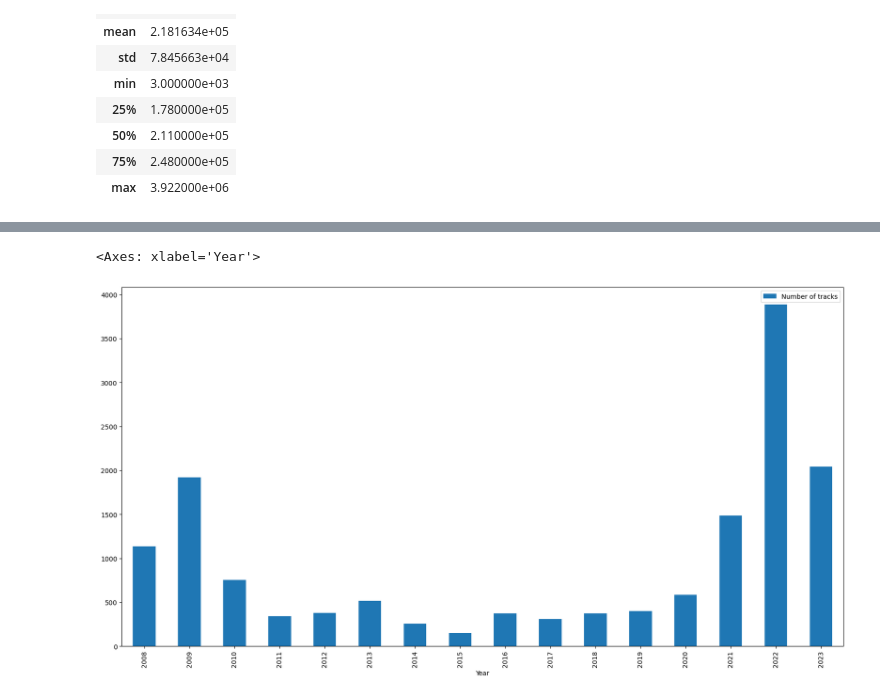
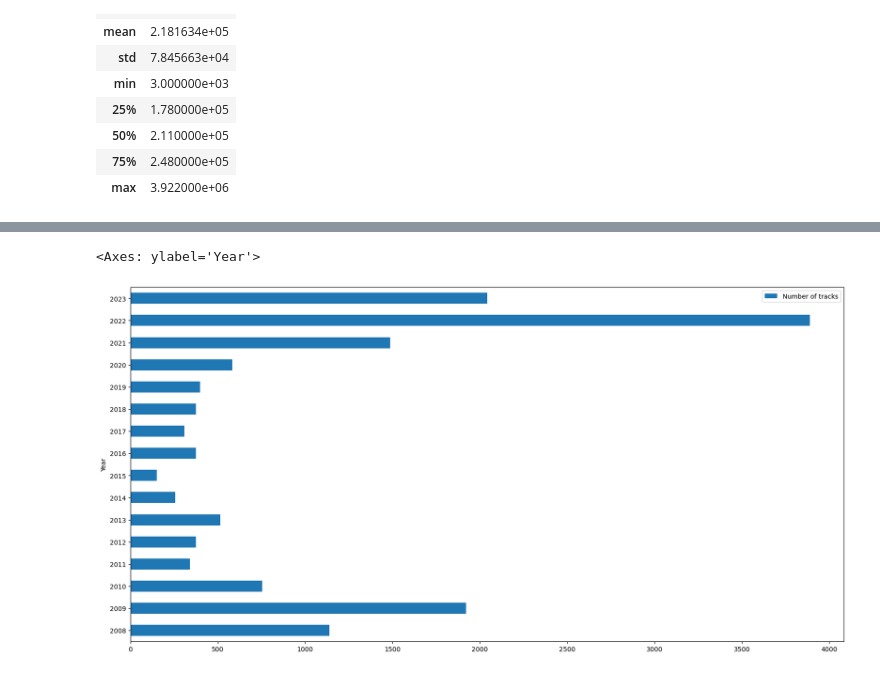
Before and after one commit to gwealm/VerseVault, a Jupyter notebook: characterization/characterization.ipynb, the cells around one changed output, grey strips where cells are left out. Drawn from its saved outputs; the diff is of its cells as text; code cells hidden in the pictures.

```diff
--- a/characterization/characterization.ipynb
+++ b/characterization/characterization.ipynb
@@ -150,19 +156,19 @@ df_tag_counts.head(20)
 # %%
 year_counts = {}
 
 dates = lookup_json.dump(obj, ["*", "publishedAt"])
 for date in dates:
     year = date.split(",")[0].split(" ")[-1]
     if year in year_counts:
         year_counts[year] += 1
     else:
         year_counts[year] = 1
 
 year_items = list(sorted(year_counts.items(), key=lambda x: x[0], reverse=False))
 df_year_counts = pd.DataFrame(year_items, columns=["Year", "Number of tracks"])
 df_year_counts.describe()
 
-df_year_counts.plot.bar(x="Year", y="Number of tracks", figsize=(20, 10))
+df_year_counts.plot.barh(x="Year", y="Number of tracks", figsize=(20, 10))
 # %% [output]
-<Axes: xlabel='Year'>
+<Axes: ylabel='Year'>
-[figure, old version]
+[figure, new version]
```
Also changed, not shown: parts of 3 cells of this notebook, 14 other files.
